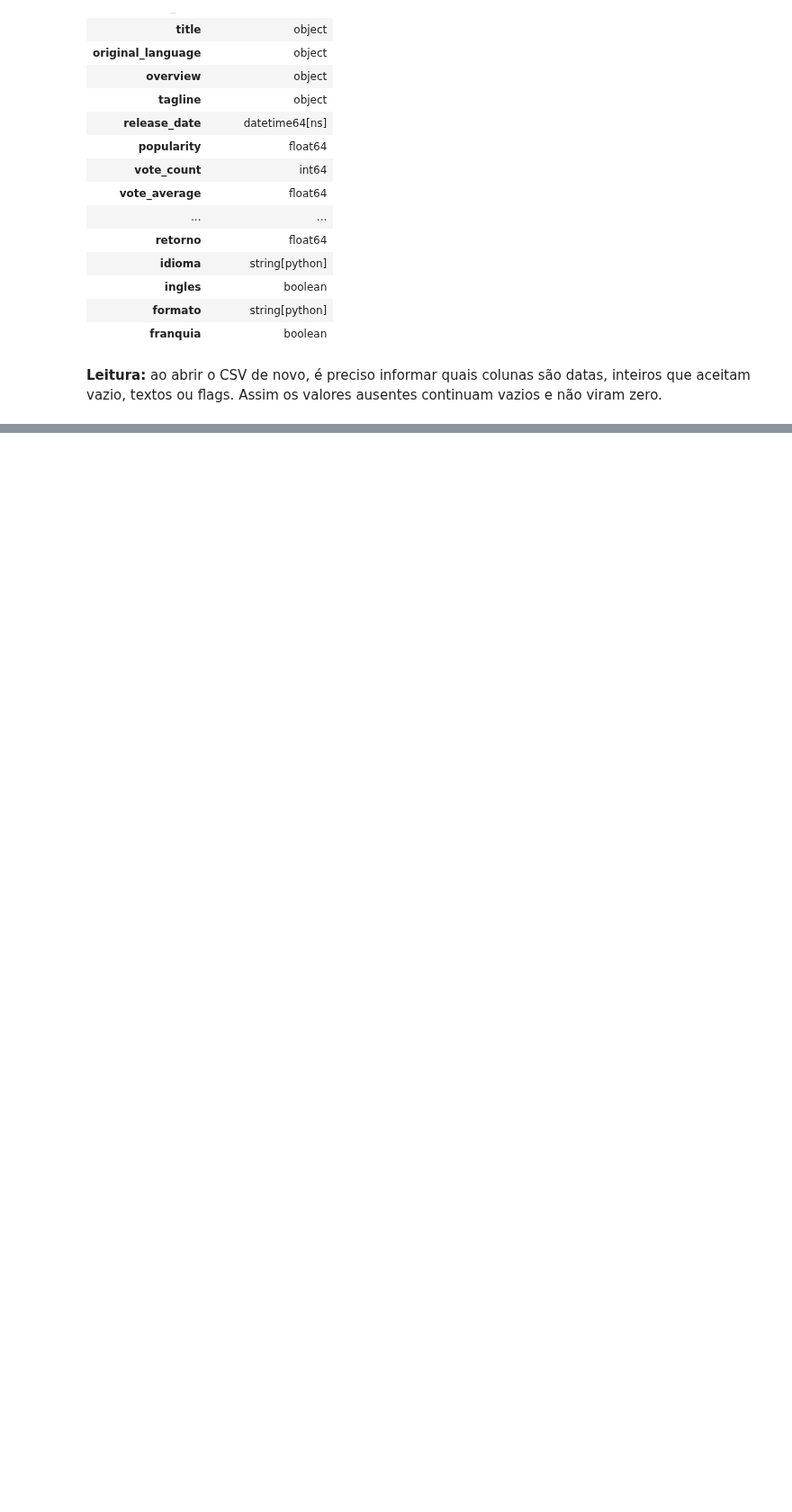
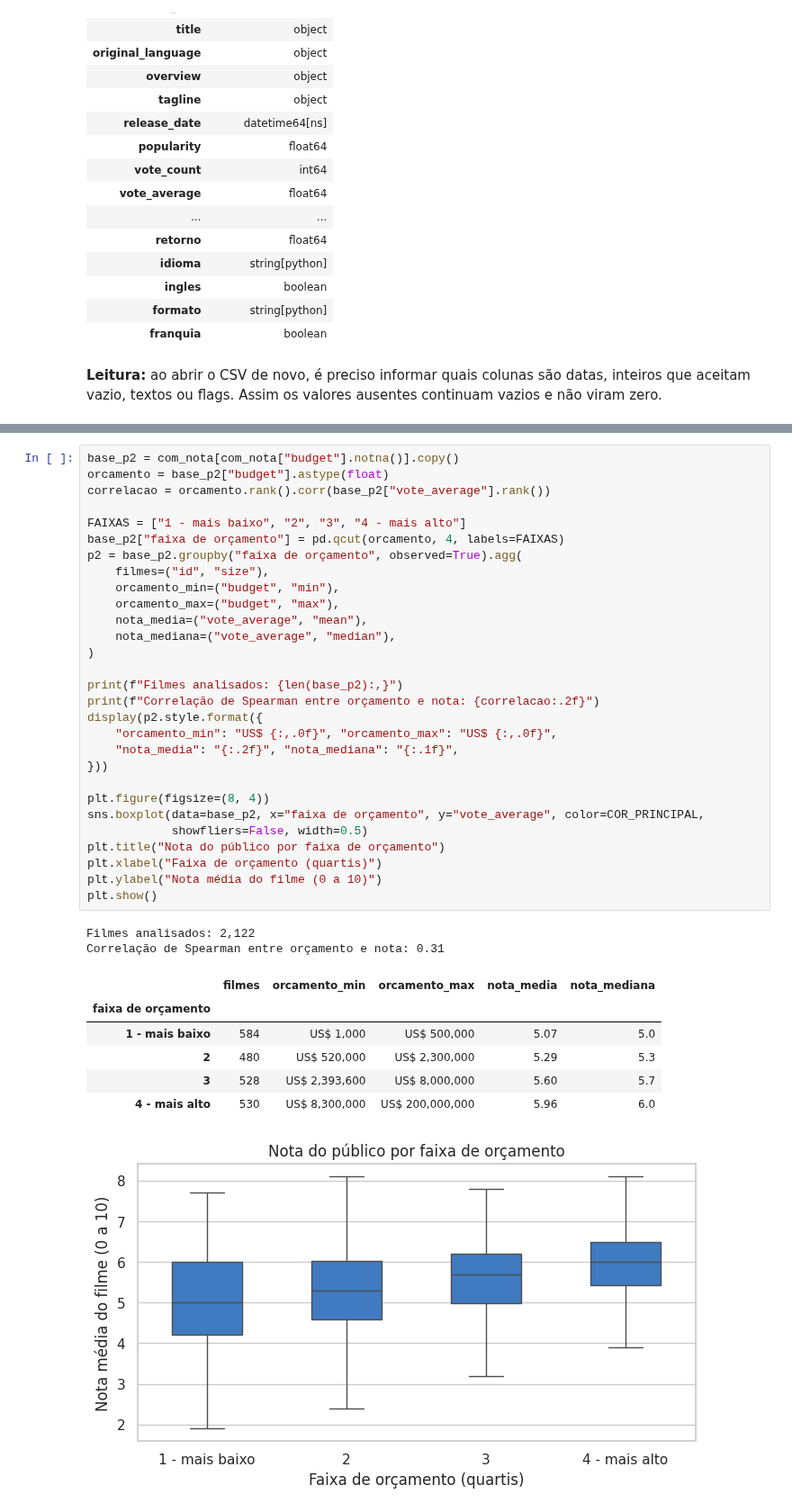
Before and after one commit to Mateuscruz19/HorrorMoviesData, a Jupyter notebook: HorrorMovieAnalysis.ipynb, the cells around one changed output, grey strips where cells are left out. Shown at 90% size. Drawn from its saved outputs; the diff is of its cells as text; blank space fills up the shorter version.

```diff
--- a/HorrorMovieAnalysis.ipynb
+++ b/HorrorMovieAnalysis.ipynb
@@ -1225,0 +1300,39 @@ display(df_recarregado.dtypes.rename("tipo após releitura").to_frame())
+# %%
+base_p2 = com_nota[com_nota["budget"].notna()].copy()
+orcamento = base_p2["budget"].astype(float)
+correlacao = orcamento.rank().corr(base_p2["vote_average"].rank())
+
+FAIXAS = ["1 - mais baixo", "2", "3", "4 - mais alto"]
+base_p2["faixa de orçamento"] = pd.qcut(orcamento, 4, labels=FAIXAS)
+p2 = base_p2.groupby("faixa de orçamento", observed=True).agg(
+    filmes=("id", "size"),
+    orcamento_min=("budget", "min"),
+    orcamento_max=("budget", "max"),
+    nota_media=("vote_average", "mean"),
+    nota_mediana=("vote_average", "median"),
+)
+
+print(f"Filmes analisados: {len(base_p2):,}")
+print(f"Correlação de Spearman entre orçamento e nota: {correlacao:.2f}")
+display(p2.style.format({
+    "orcamento_min": "US$ {:,.0f}", "orcamento_max": "US$ {:,.0f}",
+    "nota_media": "{:.2f}", "nota_mediana": "{:.1f}",
+}))
+
+plt.figure(figsize=(8, 4))
+sns.boxplot(data=base_p2, x="faixa de orçamento", y="vote_average", color=COR_PRINCIPAL,
+            showfliers=False, width=0.5)
+plt.title("Nota do público por faixa de orçamento")
+plt.xlabel("Faixa de orçamento (quartis)")
+plt.ylabel("Nota média do filme (0 a 10)")
+plt.show()
+# %% [output]
+Filmes analisados: 2,122
+Correlação de Spearman entre orçamento e nota: 0.31
+|  | filmes | orcamento_min | orcamento_max | nota_media | nota_mediana |
+| faixa de orçamento |  |  |  |  |  |
+| 1 - mais baixo | 584 | US$ 1,000 | US$ 500,000 | 5.07 | 5.0 |
+| 2 | 480 | US$ 520,000 | US$ 2,300,000 | 5.29 | 5.3 |
+| 3 | 528 | US$ 2,393,600 | US$ 8,000,000 | 5.60 | 5.7 |
+| 4 - mais alto | 530 | US$ 8,300,000 | US$ 200,000,000 | 5.96 | 6.0 |
+[figure, added]
```
Also changed, not shown: parts of 22 cells of this notebook, 1 other file.
